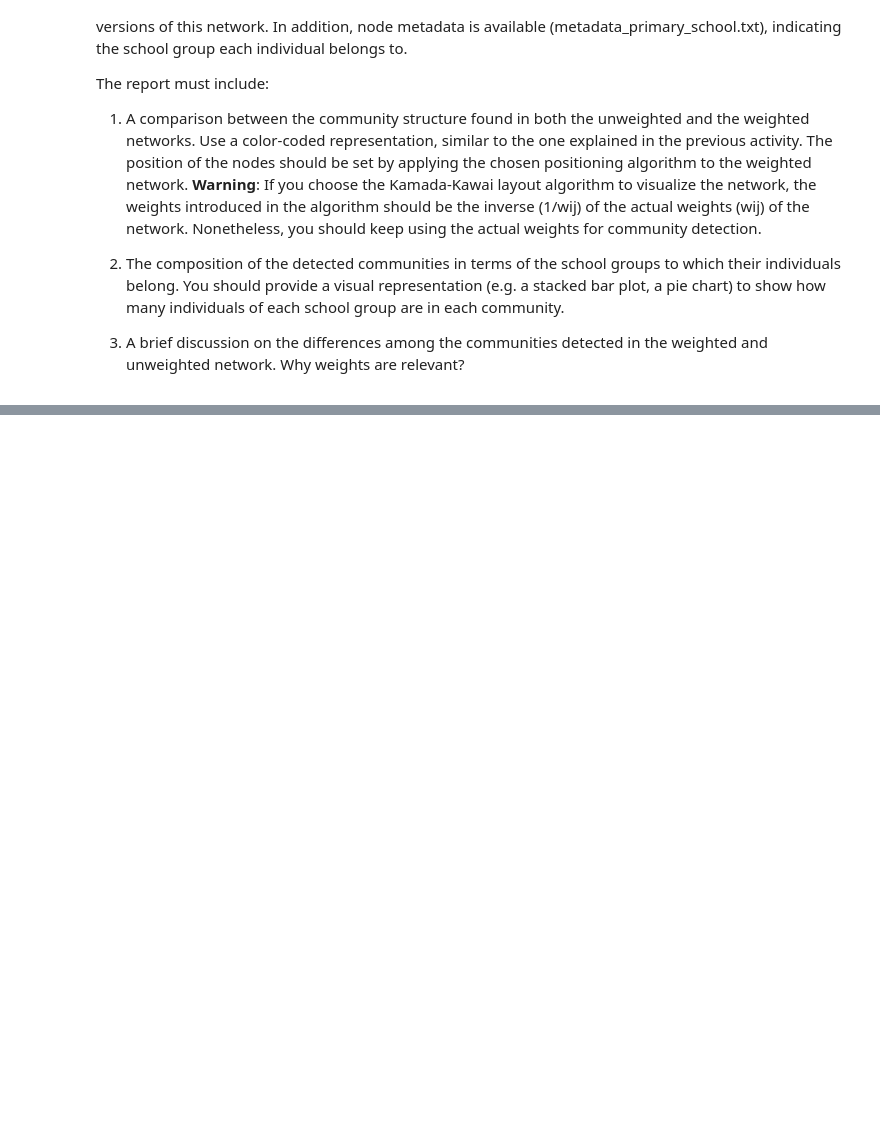
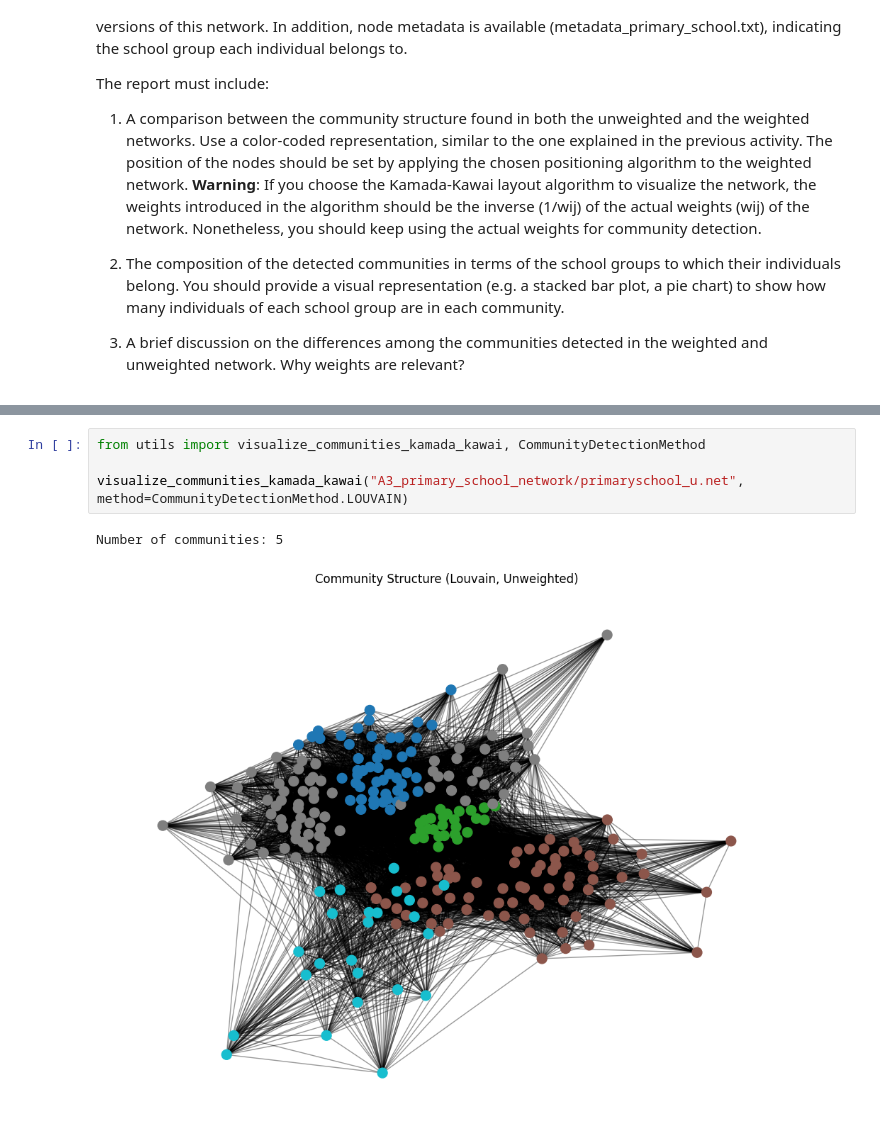
Before and after one commit to imiguelrodriguez/A2_ComplexNetworks, a Jupyter notebook: community_detection.ipynb, the cells around one changed output, grey strips where cells are left out. Saved outputs shown, nothing was run; the diff lists cells and outputs as text; blank space fills up the shorter version.

```diff
--- a/community_detection.ipynb
+++ b/community_detection.ipynb
@@ -158,0 +204,7 @@ The report must include:
+# %%
+from utils import visualize_communities_kamada_kawai, CommunityDetectionMethod
+
+visualize_communities_kamada_kawai("A3_primary_school_network/primaryschool_u.net", method=CommunityDetectionMethod.LOUVAIN)
+# %% [output]
+Number of communities: 5
+[figure, added]
```
Also changed, not shown: parts of 11 cells of this notebook, 1 other file.
